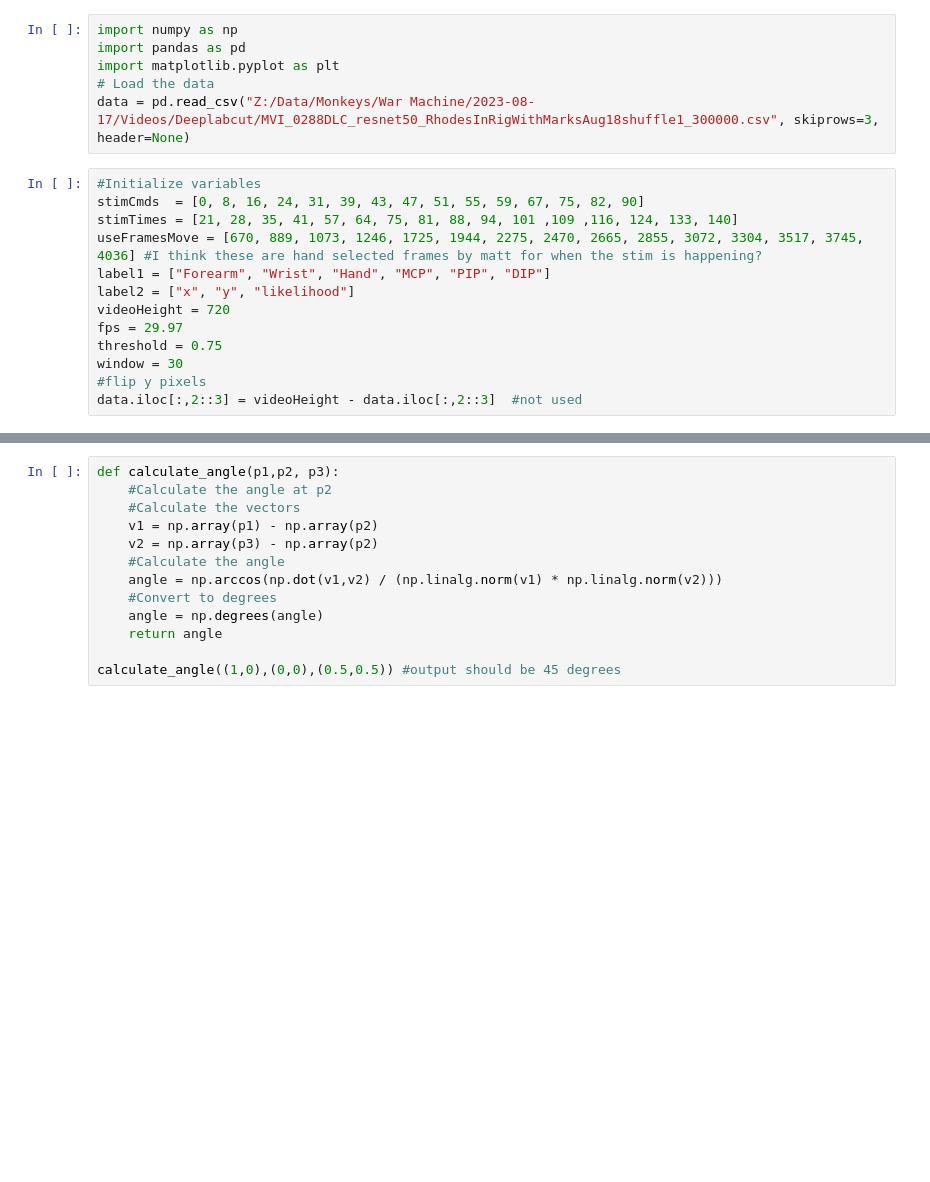
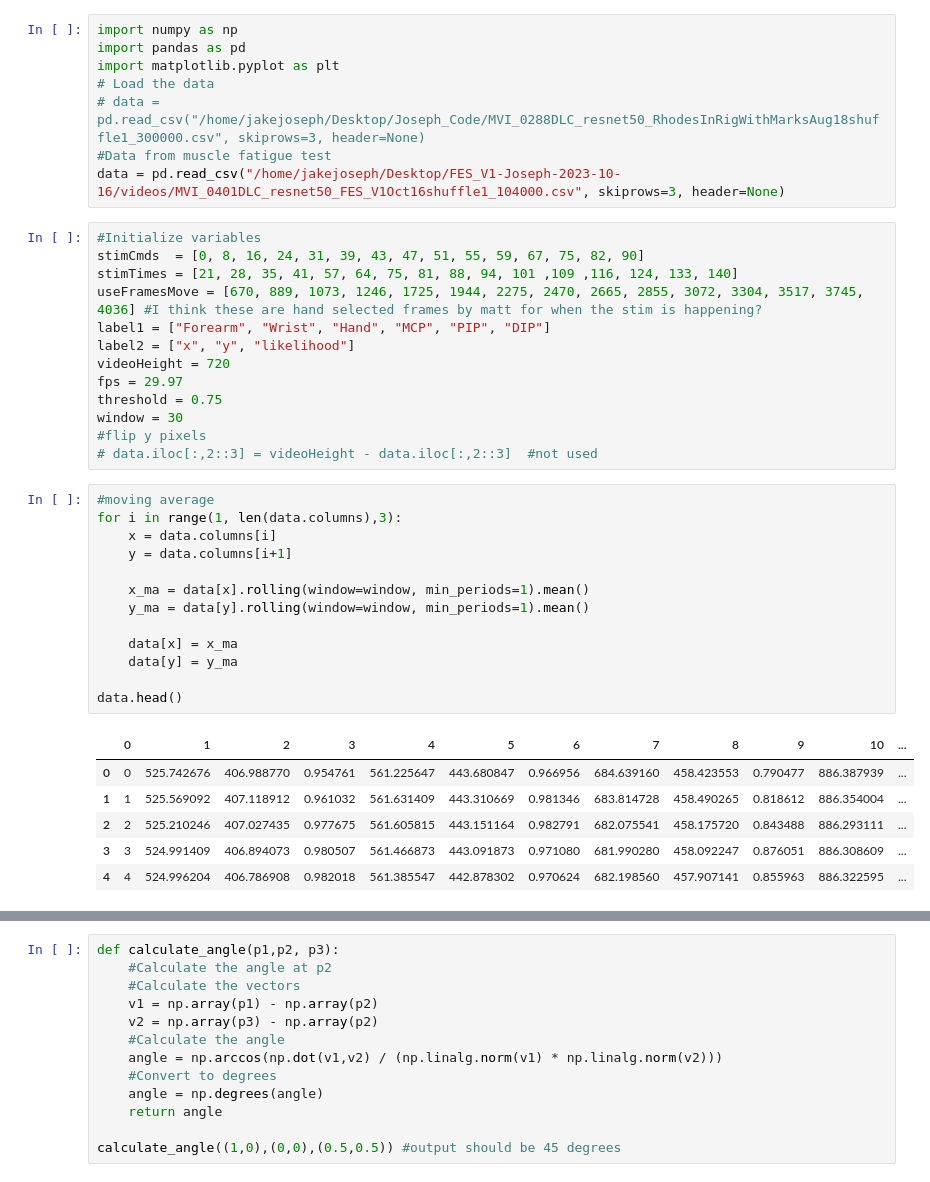
Before and after one commit to draeloslab/stim_behavior, a Jupyter notebook: notebooks/dlc_angles.ipynb, the cells around one changed output, grey strips where cells are left out. Drawn from its saved outputs; the diff is of its cells as text; blank space fills up the shorter version.

```diff
--- a/notebooks/dlc_angles.ipynb
+++ b/notebooks/dlc_angles.ipynb
@@ -3,7 +3,9 @@ import numpy as np
 import pandas as pd
 import matplotlib.pyplot as plt
 # Load the data
-data = pd.read_csv("Z:/Data/Monkeys/War Machine/2023-08-17/Videos/Deeplabcut/MVI_0288DLC_resnet50_RhodesInRigWithMarksAug18shuffle1_300000.csv", skiprows=3, header=None)
+# data = pd.read_csv("/home/jakejoseph/Desktop/Joseph_Code/MVI_0288DLC_resnet50_RhodesInRigWithMarksAug18shuffle1_300000.csv", skiprows=3, header=None)
+#Data from muscle fatigue test
+data = pd.read_csv("/home/jakejoseph/Desktop/FES_V1-Joseph-2023-10-16/videos/MVI_0401DLC_resnet50_FES_V1Oct16shuffle1_104000.csv", skiprows=3, header=None)
 # %%
 #Initialize variables
 stimCmds  = [0, 8, 16, 24, 31, 39, 43, 47, 51, 55, 59, 67, 75, 82, 90]
@@ -16,4 +18,24 @@ fps = 29.97
 threshold = 0.75
 window = 30
 #flip y pixels
-data.iloc[:,2::3] = videoHeight - data.iloc[:,2::3]  #not used
+# data.iloc[:,2::3] = videoHeight - data.iloc[:,2::3]  #not used
+# %%
+#moving average
+for i in range(1, len(data.columns),3):
+    x = data.columns[i]
+    y = data.columns[i+1]
+
+    x_ma = data[x].rolling(window=window, min_periods=1).mean()
+    y_ma = data[y].rolling(window=window, min_periods=1).mean()
+
+    data[x] = x_ma
+    data[y] = y_ma
+
+data.head()
+# %% [output]
+|  | 0 | 1 | 2 | 3 | 4 | 5 | 6 | 7 | 8 | 9 | 10 | ... |
+| 0 | 0 | 525.742676 | 406.988770 | 0.954761 | 561.225647 | 443.680847 | 0.966956 | 684.639160 | 458.423553 | 0.790477 | 886.387939 | ... |
+| 1 | 1 | 525.569092 | 407.118912 | 0.961032 | 561.631409 | 443.310669 | 0.981346 | 683.814728 | 458.490265 | 0.818612 | 886.354004 | ... |
+| 2 | 2 | 525.210246 | 407.027435 | 0.977675 | 561.605815 | 443.151164 | 0.982791 | 682.075541 | 458.175720 | 0.843488 | 886.293111 | ... |
+| 3 | 3 | 524.991409 | 406.894073 | 0.980507 | 561.466873 | 443.091873 | 0.971080 | 681.990280 | 458.092247 | 0.876051 | 886.308609 | ... |
+| 4 | 4 | 524.996204 | 406.786908 | 0.982018 | 561.385547 | 442.878302 | 0.970624 | 682.198560 | 457.907141 | 0.855963 | 886.322595 | ... |
```
Also changed, not shown: parts of 7 cells of this notebook.
